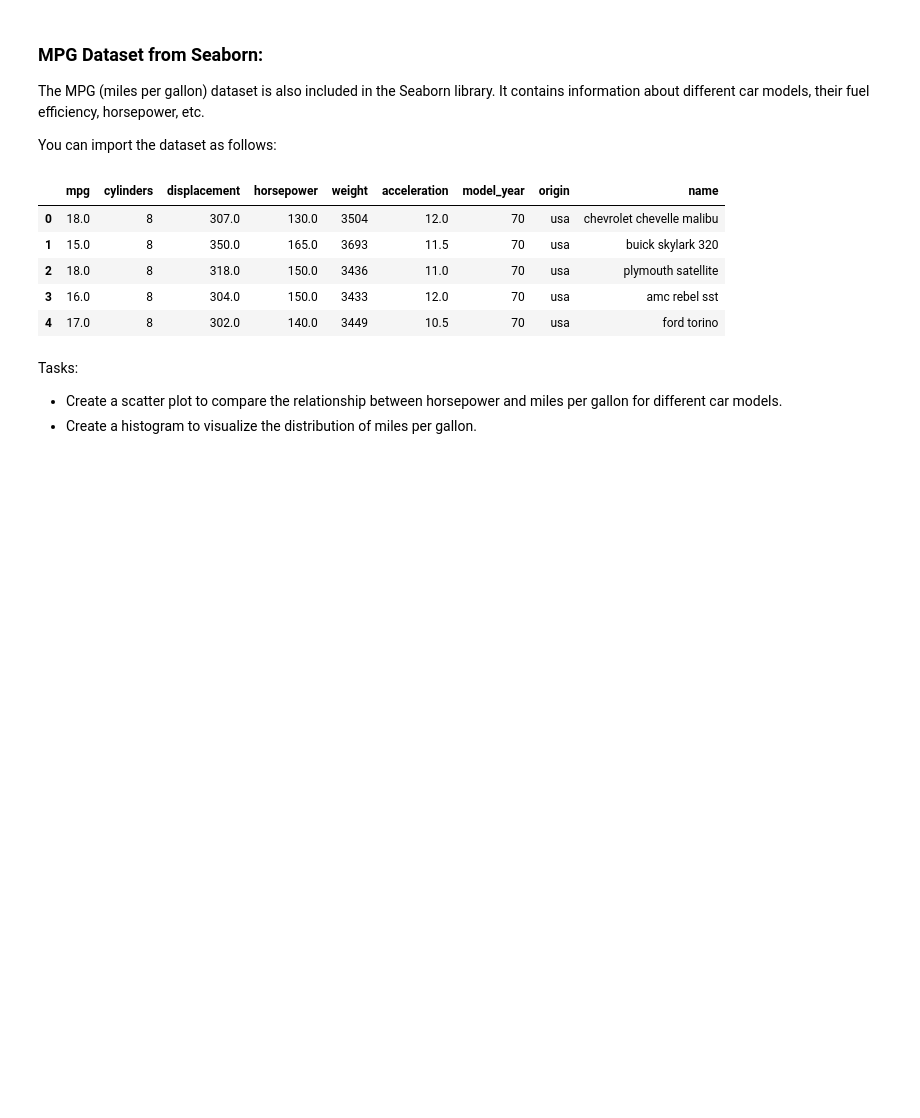
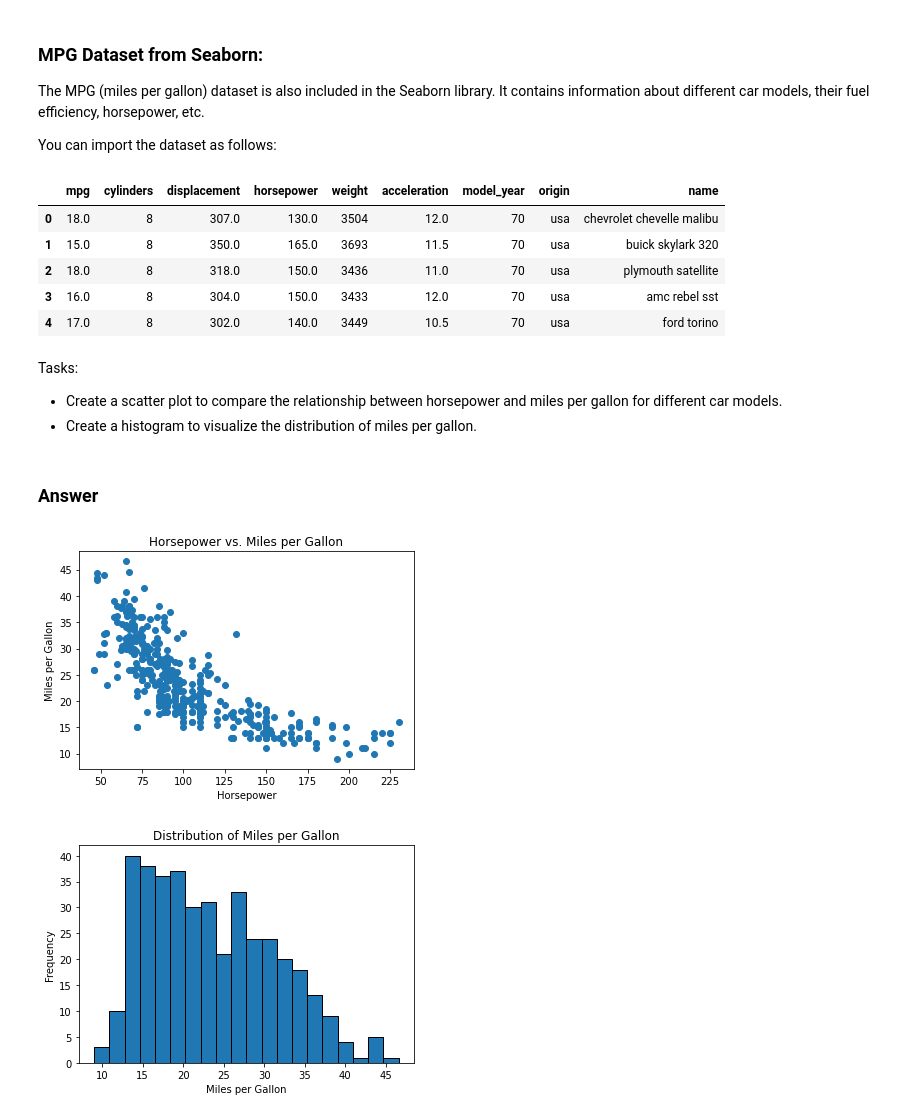
Before and after one commit to MLcmore2023/MLcmore2023, a Jupyter notebook: day1_am_morning/D1-M.ipynb, the cells around one changed output. Drawn from its saved outputs; the diff is of its cells as text; code cells hidden in the pictures; blank space fills up the shorter version.

Commit message:
D1-M Answer Upload

```diff
--- a/day1_am_morning/D1-M.ipynb
+++ b/day1_am_morning/D1-M.ipynb
@@ -1445,3 +1521,28 @@ Tasks:
 
 - Create a scatter plot to compare the relationship between horsepower and miles per gallon for different car models.
 - Create a histogram to visualize the distribution of miles per gallon.
+# %% [markdown]
+### Answer
+# %%
+import seaborn as sns
+import matplotlib.pyplot as plt
+
+# Load the MPG dataset
+mpg = sns.load_dataset('mpg')
+
+# Scatter plot
+plt.scatter(mpg['horsepower'], mpg['mpg'])
+plt.xlabel('Horsepower')
+plt.ylabel('Miles per Gallon')
+plt.title('Horsepower vs. Miles per Gallon')
+plt.show()
+
+# Histogram
+plt.hist(mpg['mpg'], bins=20, edgecolor='black')
+plt.xlabel('Miles per Gallon')
+plt.ylabel('Frequency')
+plt.title('Distribution of Miles per Gallon')
+plt.show()
+# %% [output]
+[figure, added]
+[figure, added]
```
Also changed, not shown: parts of 36 cells of this notebook, 1 other file.
